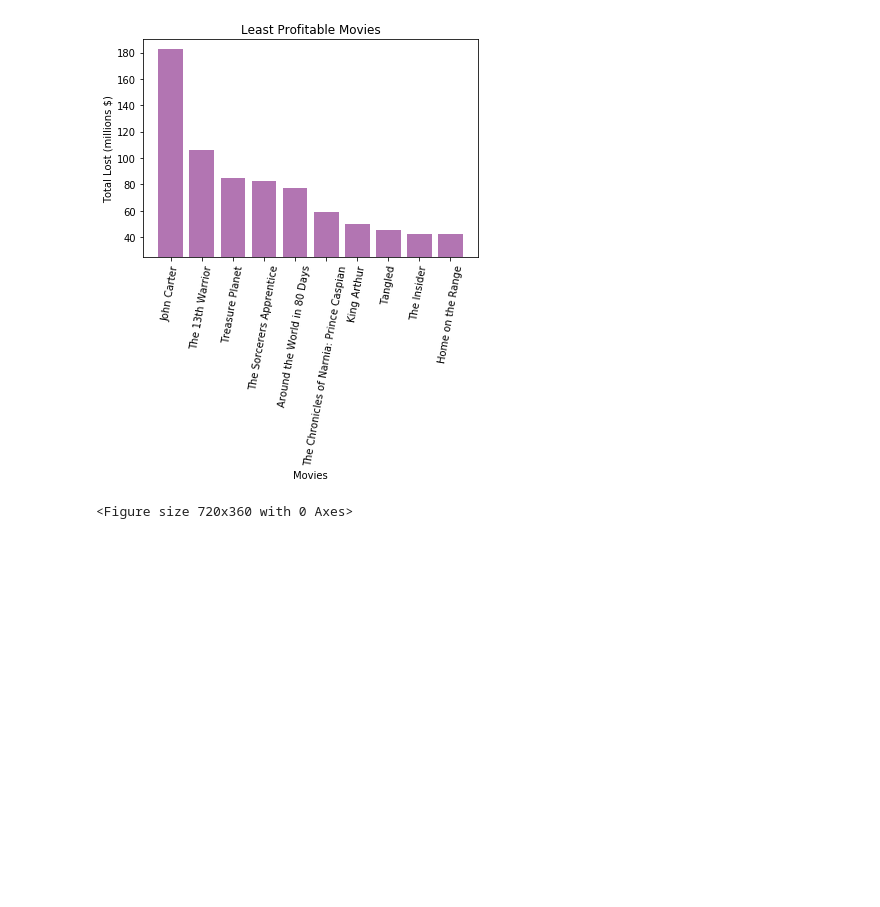
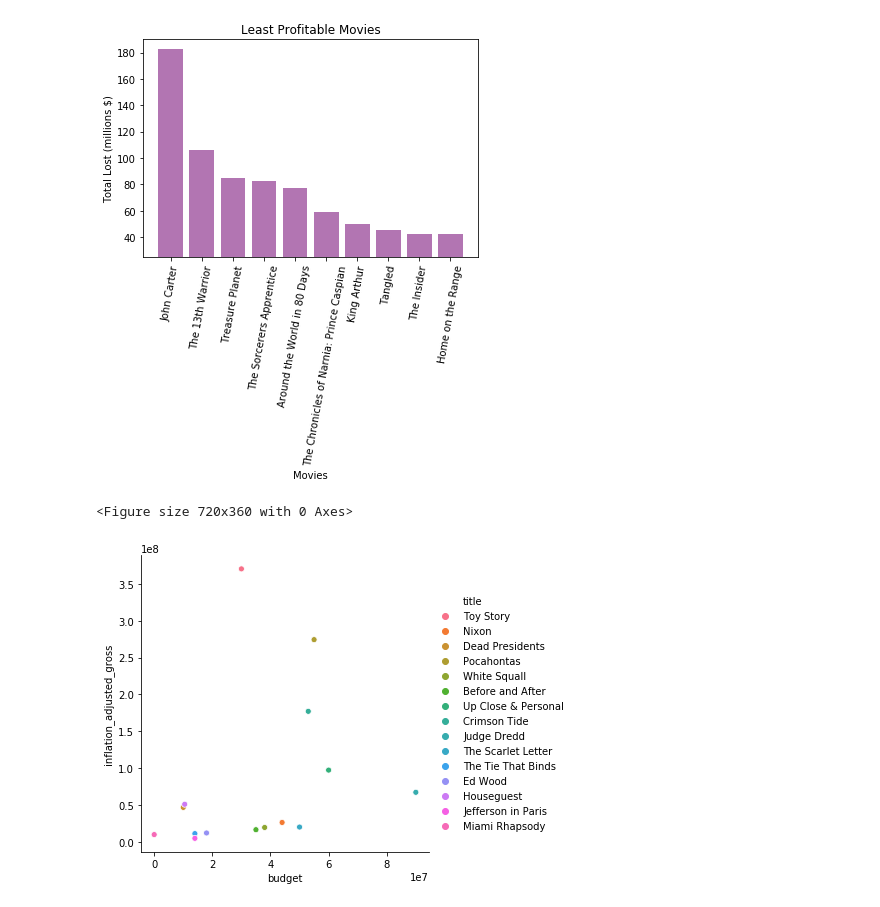
Before and after one commit to theriotn95/ETL-Project, a Jupyter notebook: disney_movies.ipynb, the cells around one changed output. Saved outputs shown, nothing was run; the diff lists cells and outputs as text; code cells hidden in the pictures; blank space fills up the shorter version.

```diff
--- a/disney_movies.ipynb
+++ b/disney_movies.ipynb
@@ -417,3 +415,11 @@ plt.show()
 # %% [output]
 [figure]
 <Figure size 720x360 with 0 Axes>
+# %%
+import seaborn as sns
+
+budget_plot = sns.relplot(kind='scatter', x='budget', y='inflation_adjusted_gross', hue='title', data=budget_df.head(15))
+
+budget_plot.savefig("Images/fig4.png")
+# %% [output]
+[figure, added]
```
Also changed, not shown: parts of 12 cells of this notebook, 2 other files.
